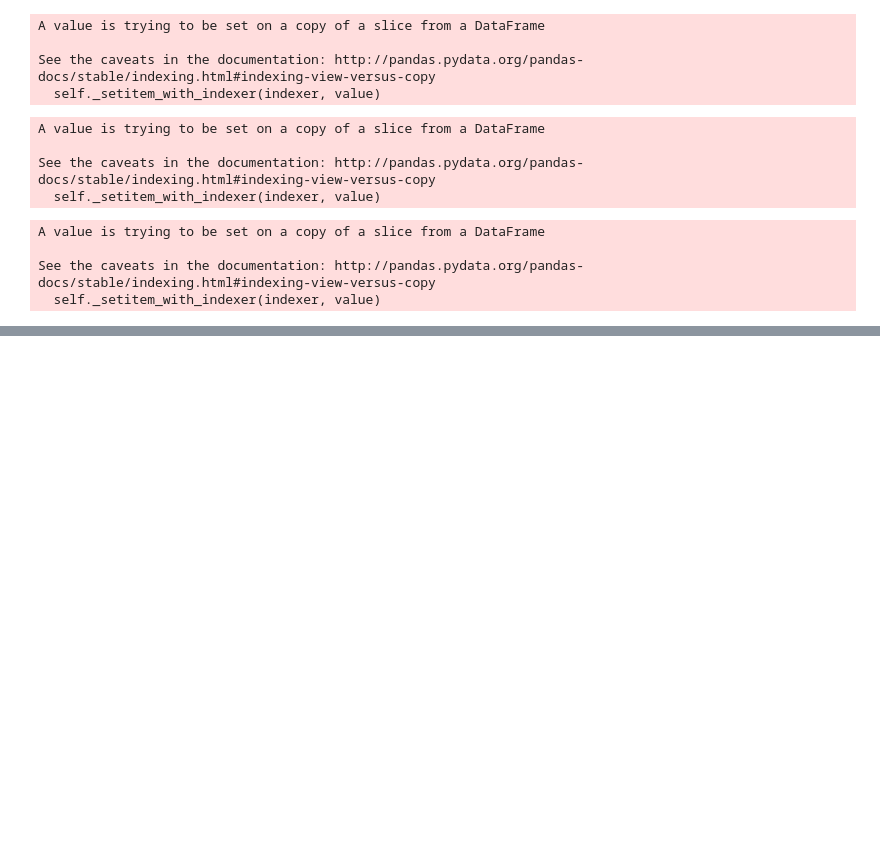
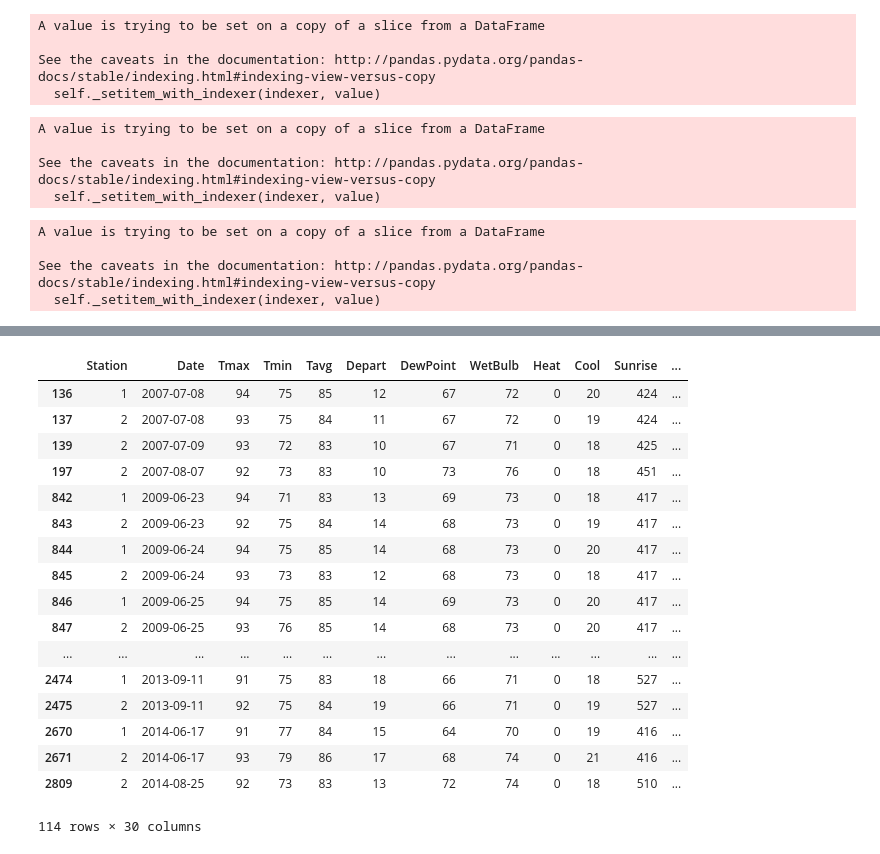
Before and after one commit to AryaEshraghi/West_Nile_Kaggle, a Jupyter notebook: misc/Aryas Scratchbook.ipynb, the cells around one changed output, grey strips where cells are left out. Cells and saved outputs as stored; diff of their text form; code cells hidden in the pictures; blank space fills up the shorter version.

```diff
--- a/misc/Aryas Scratchbook.ipynb
+++ b/misc/Aryas Scratchbook.ipynb
@@ -259,0 +584,21 @@ weather.to_csv('../assets/input/clean_weather.csv')
+# %%
+weather[weather['Tavg'] > 82]
+# %% [output]
+|  | Station | Date | Tmax | Tmin | Tavg | Depart | DewPoint | WetBulb | Heat | Cool | Sunrise | ... |
+| 136 | 1 | 2007-07-08 | 94 | 75 | 85 | 12 | 67 | 72 | 0 | 20 | 424 | ... |
+| 137 | 2 | 2007-07-08 | 93 | 75 | 84 | 11 | 67 | 72 | 0 | 19 | 424 | ... |
+| 139 | 2 | 2007-07-09 | 93 | 72 | 83 | 10 | 67 | 71 | 0 | 18 | 425 | ... |
+| 197 | 2 | 2007-08-07 | 92 | 73 | 83 | 10 | 73 | 76 | 0 | 18 | 451 | ... |
+| 842 | 1 | 2009-06-23 | 94 | 71 | 83 | 13 | 69 | 73 | 0 | 18 | 417 | ... |
+| 843 | 2 | 2009-06-23 | 92 | 75 | 84 | 14 | 68 | 73 | 0 | 19 | 417 | ... |
+| 844 | 1 | 2009-06-24 | 94 | 75 | 85 | 14 | 68 | 73 | 0 | 20 | 417 | ... |
+| 845 | 2 | 2009-06-24 | 93 | 73 | 83 | 12 | 68 | 73 | 0 | 18 | 417 | ... |
+| 846 | 1 | 2009-06-25 | 94 | 75 | 85 | 14 | 69 | 73 | 0 | 20 | 417 | ... |
+| 847 | 2 | 2009-06-25 | 93 | 76 | 85 | 14 | 68 | 73 | 0 | 20 | 417 | ... |
+| ... | ... | ... | ... | ... | ... | ... | ... | ... | ... | ... | ... | ... |
+| 2474 | 1 | 2013-09-11 | 91 | 75 | 83 | 18 | 66 | 71 | 0 | 18 | 527 | ... |
+| 2475 | 2 | 2013-09-11 | 92 | 75 | 84 | 19 | 66 | 71 | 0 | 19 | 527 | ... |
+| 2670 | 1 | 2014-06-17 | 91 | 77 | 84 | 15 | 64 | 70 | 0 | 19 | 416 | ... |
+| 2671 | 2 | 2014-06-17 | 93 | 79 | 86 | 17 | 68 | 74 | 0 | 21 | 416 | ... |
+| 2809 | 2 | 2014-08-25 | 92 | 73 | 83 | 13 | 72 | 74 | 0 | 18 | 510 | ... |
+114 rows × 30 columns
```
Also changed, not shown: parts of 46 cells of this notebook, 4 other files.
